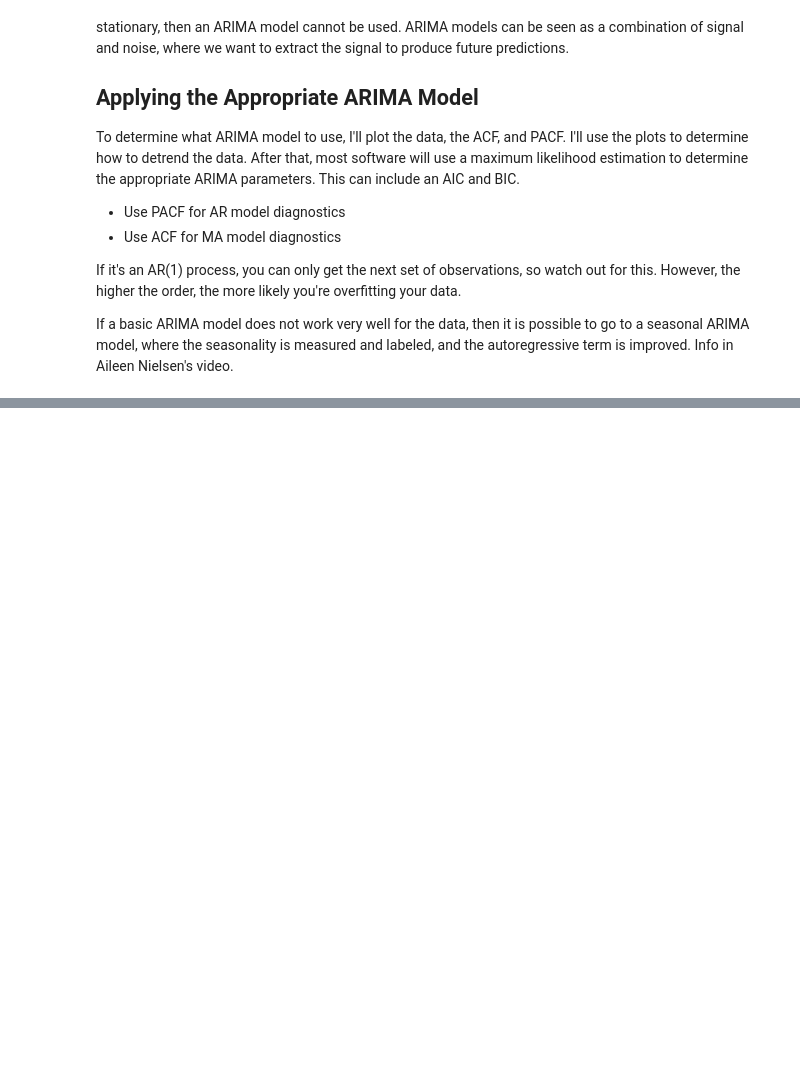
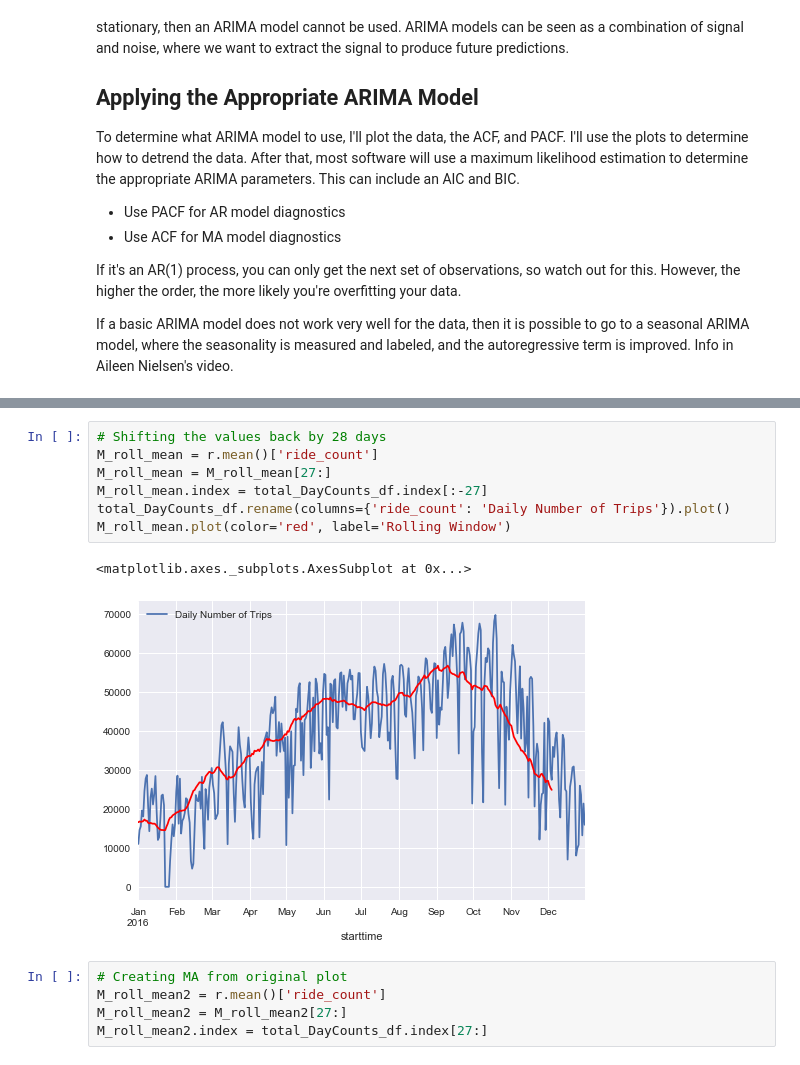
Before and after one commit to vz415/CITI_BIKE_XPERIMENTS, a Jupyter notebook: Citi Bike Inferential Statistics.ipynb, the cells around one changed output, grey strips where cells are left out. Saved outputs shown, nothing was run; the diff lists cells and outputs as text; blank space fills up the shorter version.

```diff
--- a/Citi Bike Inferential Statistics.ipynb
+++ b/Citi Bike Inferential Statistics.ipynb
@@ -239,0 +252,15 @@ Can be used to measure how similar some of the demands are for each station...
+# %%
+# Shifting the values back by 28 days
+M_roll_mean = r.mean()['ride_count']
+M_roll_mean = M_roll_mean[27:]
+M_roll_mean.index = total_DayCounts_df.index[:-27]
+total_DayCounts_df.rename(columns={'ride_count': 'Daily Number of Trips'}).plot()
+M_roll_mean.plot(color='red', label='Rolling Window')
+# %% [output]
+<matplotlib.axes._subplots.AxesSubplot at 0x...>
+[figure, added]
+# %%
+# Creating MA from original plot
+M_roll_mean2 = r.mean()['ride_count']
+M_roll_mean2 = M_roll_mean2[27:]
+M_roll_mean2.index = total_DayCounts_df.index[27:]
```
Also changed, not shown: parts of 36 cells of this notebook.
